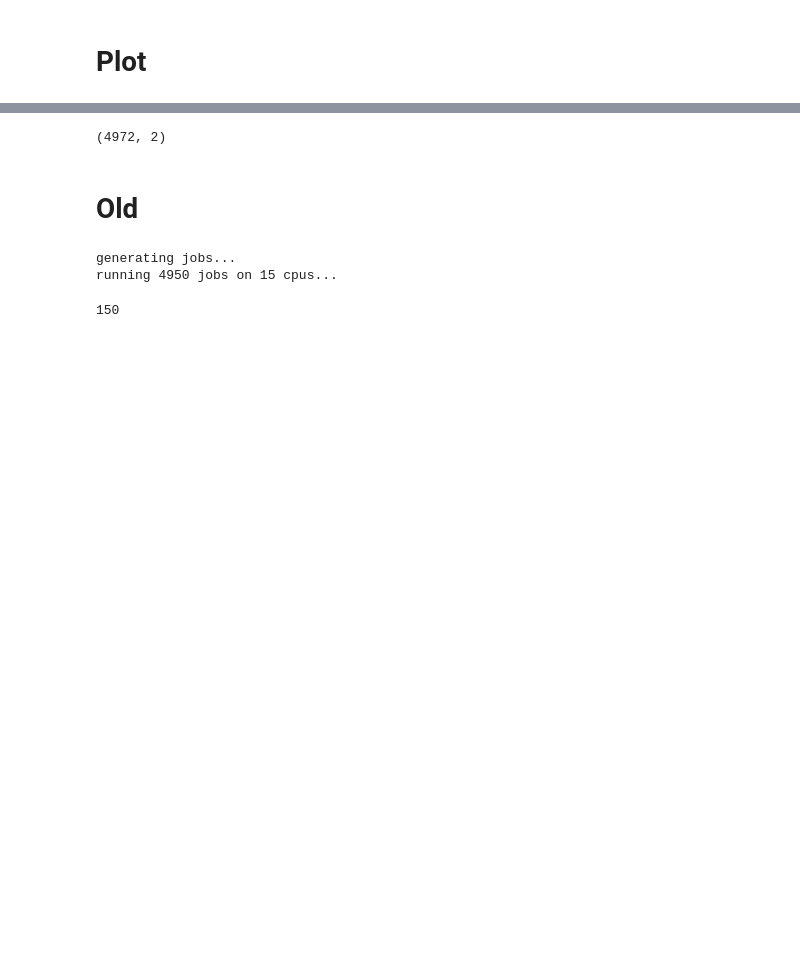
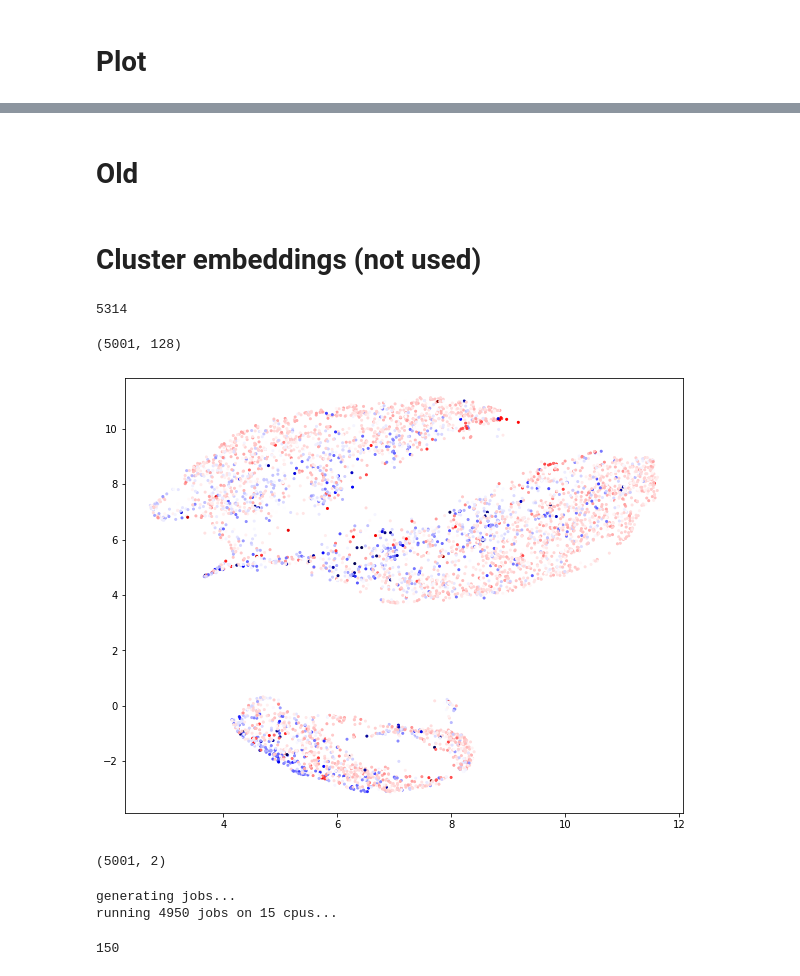
Before and after one commit to labstructbioinf/HAMPpred, a Jupyter notebook: notebooks/steps/Review_AF2_clustering.ipynb, the cells around one changed output, grey strips where cells are left out. Drawn from its saved outputs; the diff is of its cells as text; code cells hidden in the pictures; blank space fills up the shorter version.

```diff
--- a/notebooks/steps/Review_AF2_clustering.ipynb
+++ b/notebooks/steps/Review_AF2_clustering.ipynb
@@ -309,9 +468,74 @@ plt.show()
-# %%
-umap_result.shape
-# %% [output]
-(4972, 2)
-# %% [markdown]
-# Old
+# %% [markdown]
+# Old
+# %% [markdown]
+# Cluster embeddings (not used)
+# %%
+data_full_df = pd.read_pickle(os.path.join(data_dir, 'af2.p'))
+data_full_df.group = data_full_df.group.apply(lambda x:group2paper[x] if x in group2paper else '?')
+len(data_full_df)
+# %% [output]
+5314
+# %%
+af2_path = '/home/nfs/rmadaj/hamp/HAMPpred/clustering/af2_structures'
+# %%
+
+index = []
+embs = []
+
+for n in tqdm(range(5001)):
+
+    pdb_files = glob.glob(os.path.join(af2_path, str(n), '*_pair_repr_*rank_001*.npy'))
+    assert len(pdb_files)==1
+
+    pdb_file = pdb_files[0]
+    embs.append(np.load(pdb_file).mean(axis=(0, 1)))
+
+    idx = int(os.path.basename(pdb_file).split('_')[1])
+    index.append(idx)
+
+    #break
+
+for i in index:
+    assert i in data_full_df.index, i
+
+embs = np.array(embs)
+embs.shape
+# %% [output]
+(5001, 128)
+# %%
+# UMAP
+
+# If the metric is ‘precomputed’ X must be a square distance matrix.
+umap_result = umap.UMAP(n_neighbors=50, metric='cosine').fit_transform(embs)
+# %%
+def enc(row):
+
+    # shift
+    #return (row.n_shift - row.c_shift) / 2
+
+    # rotation
+    return diffangle(row.n_crick_mut , row.c_crick_mut).mean() / 2
+
+    # romboid
+    #return row.n_radius - row.c_radius
+
+
+
+    # global crossing angle
+    return np.mean([row.n_A,row.c_A])
+# %%
+c = [enc(data_full_df.loc[i]) for i in index]
+# %%
+plt.figure(figsize=(10, 8))  # Adjust the figure size as needed
+
+# Create a scatter plot with a color bar
+scatter = plt.scatter(umap_result[:, 0], umap_result[:, 1], s=4, c=c, cmap=cmap)  # Adjust 's' for point size
+# %% [output]
+[figure, added]
+# %%
+umap_result.shape
+# %% [output]
+(5001, 2)
 # %%
 
 
```
Also changed, not shown: parts of 42 cells of this notebook, 5 other files.
